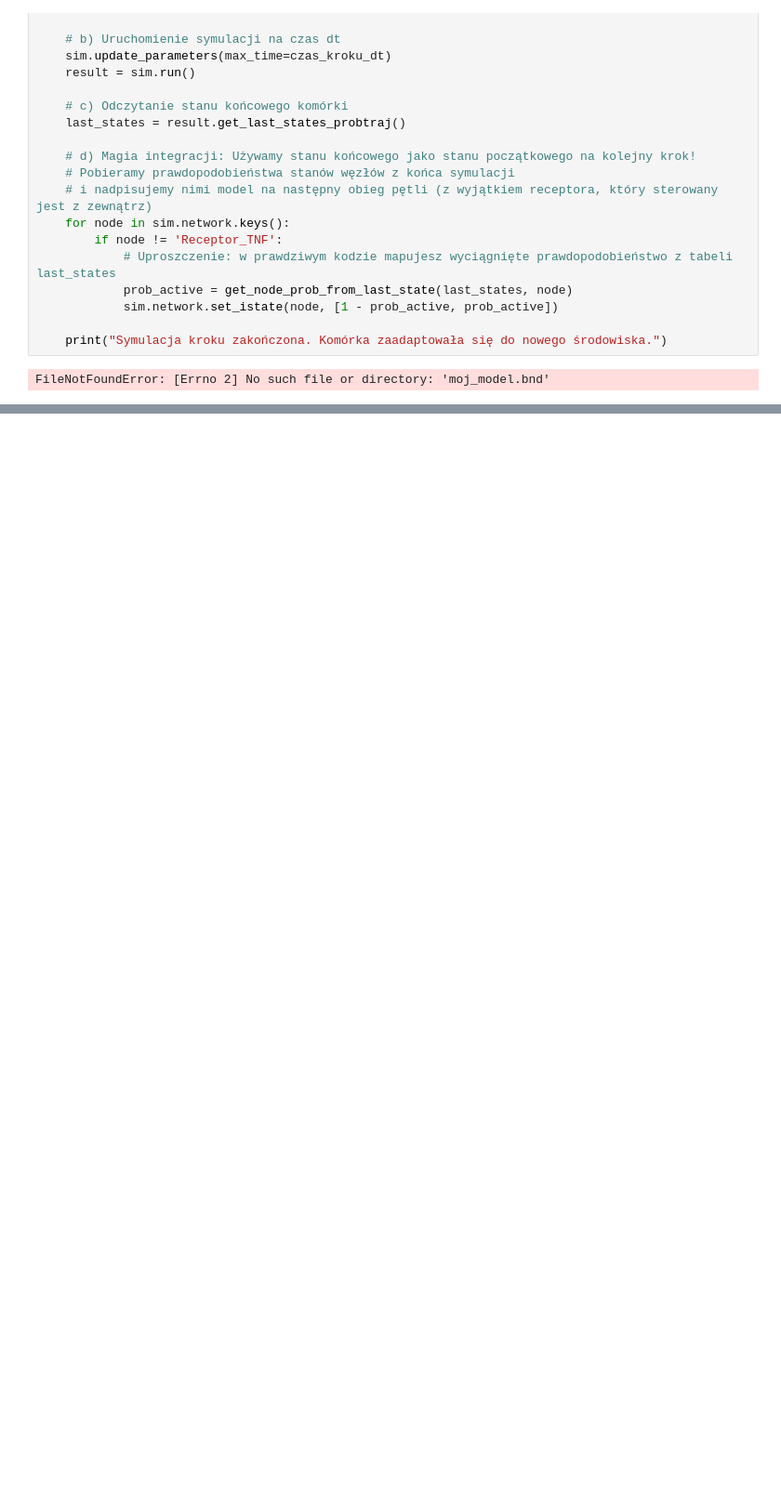
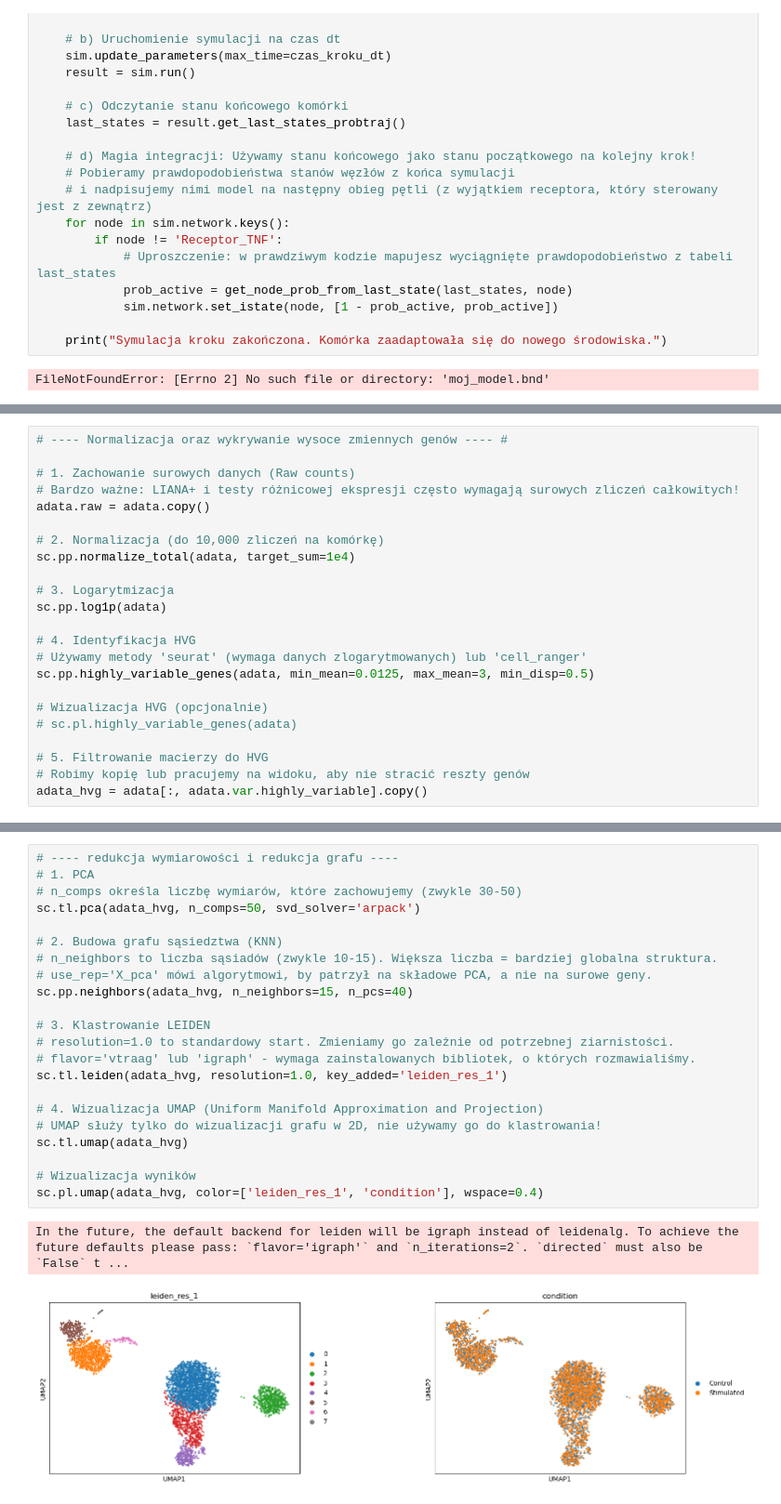
Before and after one commit to maxi7524/project_computational_biology_initial_conditions_pymyboss, a Jupyter notebook: notebooks/initial_tests/check_library.ipynb, the cells around one changed output, grey strips where cells are left out. Shown at 93% size. Drawn from its saved outputs; the diff is of its cells as text; blank space fills up the shorter version.

```diff
--- a/notebooks/initial_tests/check_library.ipynb
+++ b/notebooks/initial_tests/check_library.ipynb
@@ -122,0 +215,23 @@ FileNotFoundError: [Errno 2] No such file or directory: 'moj_model.bnd'
+# %%
+# ---- Normalizacja oraz wykrywanie wysoce zmiennych genów ---- #
+
+# 1. Zachowanie surowych danych (Raw counts)
+# Bardzo ważne: LIANA+ i testy różnicowej ekspresji często wymagają surowych zliczeń całkowitych!
+adata.raw = adata.copy()
+
+# 2. Normalizacja (do 10,000 zliczeń na komórkę)
+sc.pp.normalize_total(adata, target_sum=1e4)
+
+# 3. Logarytmizacja
+sc.pp.log1p(adata)
+
+# 4. Identyfikacja HVG
+# Używamy metody 'seurat' (wymaga danych zlogarytmowanych) lub 'cell_ranger'
+sc.pp.highly_variable_genes(adata, min_mean=0.0125, max_mean=3, min_disp=0.5)
+
+# Wizualizacja HVG (opcjonalnie)
+# sc.pl.highly_variable_genes(adata)
+
+# 5. Filtrowanie macierzy do HVG
+# Robimy kopię lub pracujemy na widoku, aby nie stracić reszty genów
+adata_hvg = adata[:, adata.var.highly_variable].copy()
@@ -122,0 +247,25 @@ FileNotFoundError: [Errno 2] No such file or directory: 'moj_model.bnd'
+# %%
+# ---- redukcja wymiarowości i redukcja grafu ----
+# 1. PCA
+# n_comps określa liczbę wymiarów, które zachowujemy (zwykle 30-50)
+sc.tl.pca(adata_hvg, n_comps=50, svd_solver='arpack')
+
+# 2. Budowa grafu sąsiedztwa (KNN)
+# n_neighbors to liczba sąsiadów (zwykle 10-15). Większa liczba = bardziej globalna struktura.
+# use_rep='X_pca' mówi algorytmowi, by patrzył na składowe PCA, a nie na surowe geny.
+sc.pp.neighbors(adata_hvg, n_neighbors=15, n_pcs=40)
+
+# 3. Klastrowanie LEIDEN
+# resolution=1.0 to standardowy start. Zmieniamy go zależnie od potrzebnej ziarnistości.
+# flavor='vtraag' lub 'igraph' - wymaga zainstalowanych bibliotek, o których rozmawialiśmy.
+sc.tl.leiden(adata_hvg, resolution=1.0, key_added='leiden_res_1')
+
+# 4. Wizualizacja UMAP (Uniform Manifold Approximation and Projection)
+# UMAP służy tylko do wizualizacji grafu w 2D, nie używamy go do klastrowania!
+sc.tl.umap(adata_hvg)
+
+# Wizualizacja wyników
+sc.pl.umap(adata_hvg, color=['leiden_res_1', 'condition'], wspace=0.4)
+# %% [output]
+In the future, the default backend for leiden will be igraph instead of leidenalg. To achieve the future defaults please pass: `flavor='igraph'` and `n_iterations=2`. `directed` must also be `False` t ...
+[figure, added]
```
Also changed, not shown: parts of 8 cells of this notebook.
